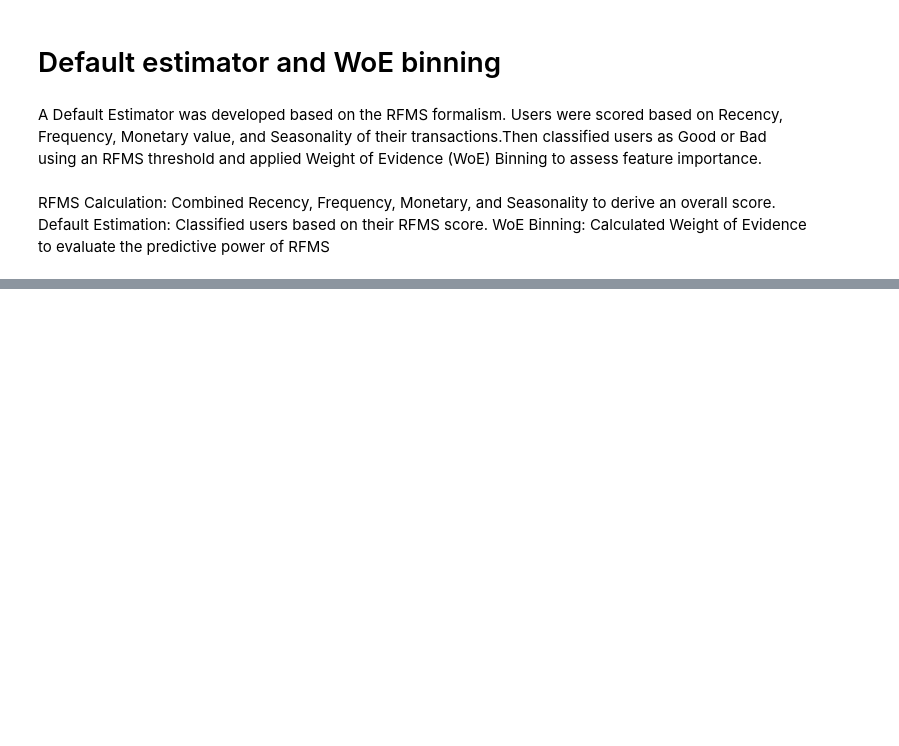
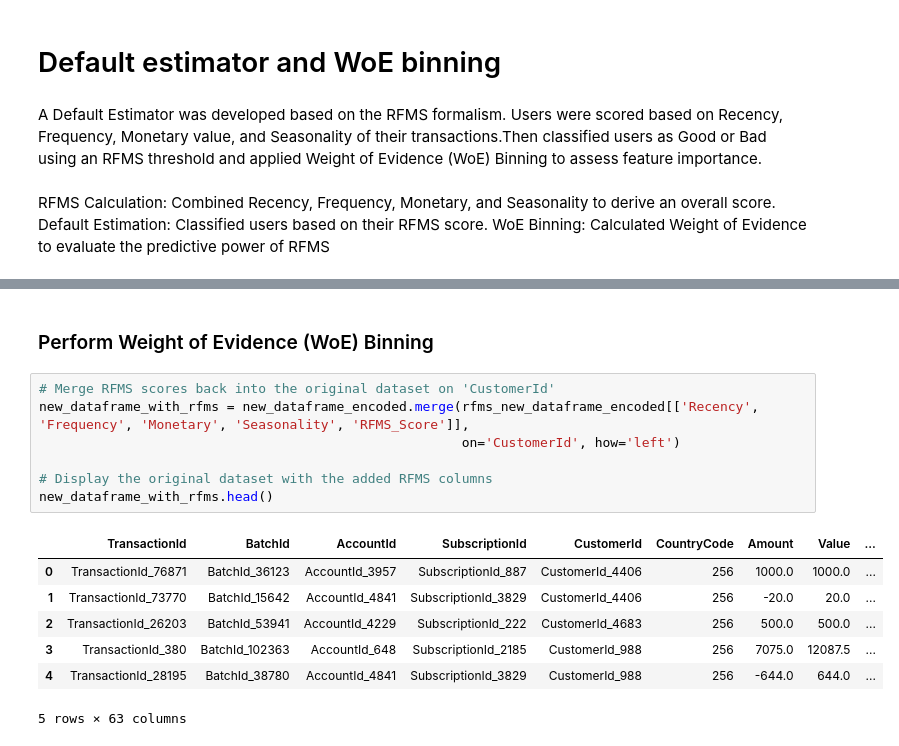
Before and after one commit to GuleWako/Credit-Risk-Analysis, a Jupyter notebook: notebooks/creditRiskAnalysis.ipynb, the cells around one changed output, grey strips where cells are left out. Saved outputs shown, nothing was run; the diff lists cells and outputs as text; blank space fills up the shorter version.

```diff
--- a/notebooks/creditRiskAnalysis.ipynb
+++ b/notebooks/creditRiskAnalysis.ipynb
@@ -539,0 +639,17 @@ WoE Binning: Calculated Weight of Evidence to evaluate the predictive power of R
+# %% [markdown]
+### Perform Weight of Evidence (WoE) Binning
+# %%
+# Merge RFMS scores back into the original dataset on 'CustomerId'
+new_dataframe_with_rfms = new_dataframe_encoded.merge(rfms_new_dataframe_encoded[['Recency', 'Frequency', 'Monetary', 'Seasonality', 'RFMS_Score']],
+                                                      on='CustomerId', how='left')
+
+# Display the original dataset with the added RFMS columns
+new_dataframe_with_rfms.head()
+# %% [output]
+|  | TransactionId | BatchId | AccountId | SubscriptionId | CustomerId | CountryCode | Amount | Value | ... |
+| 0 | TransactionId_76871 | BatchId_36123 | AccountId_3957 | SubscriptionId_887 | CustomerId_4406 | 256 | 1000.0 | 1000.0 | ... |
+| 1 | TransactionId_73770 | BatchId_15642 | AccountId_4841 | SubscriptionId_3829 | CustomerId_4406 | 256 | -20.0 | 20.0 | ... |
+| 2 | TransactionId_26203 | BatchId_53941 | AccountId_4229 | SubscriptionId_222 | CustomerId_4683 | 256 | 500.0 | 500.0 | ... |
+| 3 | TransactionId_380 | BatchId_102363 | AccountId_648 | SubscriptionId_2185 | CustomerId_988 | 256 | 7075.0 | 12087.5 | ... |
+| 4 | TransactionId_28195 | BatchId_38780 | AccountId_4841 | SubscriptionId_3829 | CustomerId_988 | 256 | -644.0 | 644.0 | ... |
+5 rows × 63 columns
```
Also changed, not shown: parts of 17 cells of this notebook.
